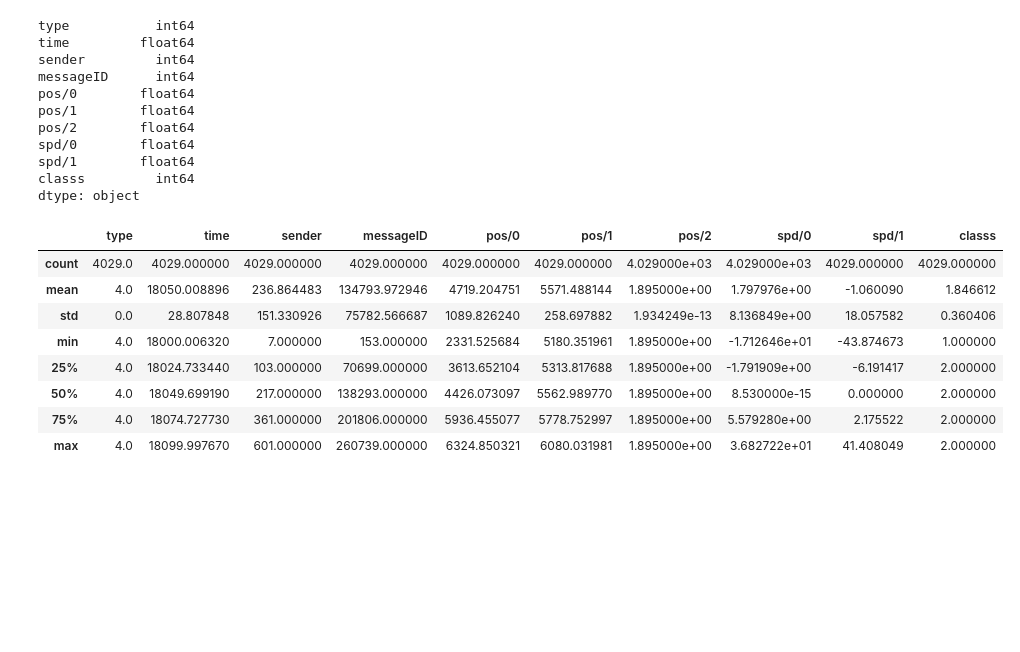
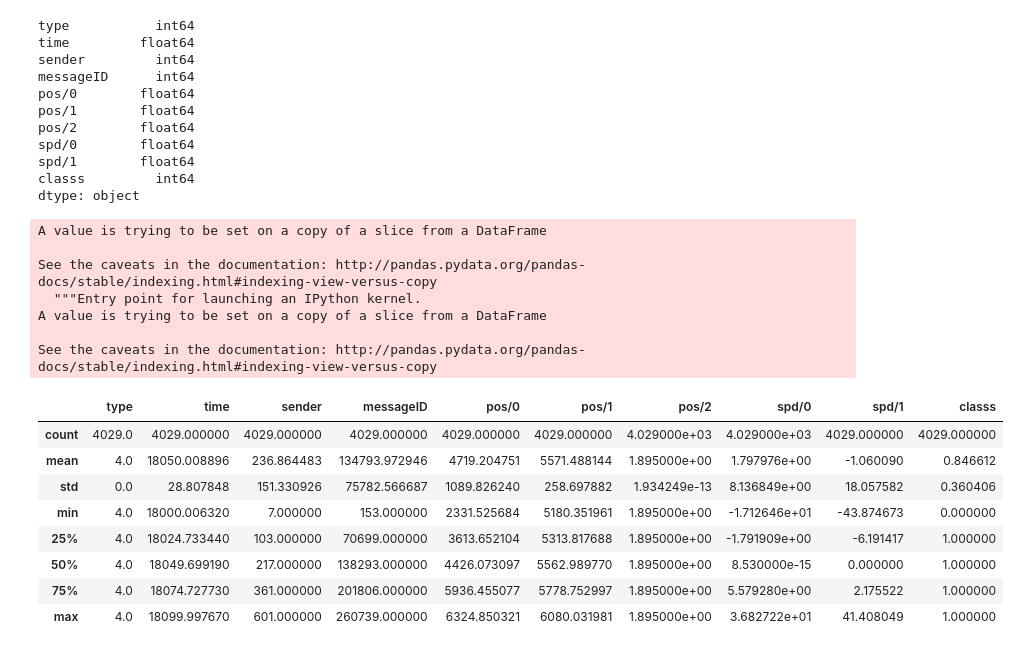
Before and after one commit to StephenMaturrin/Malicious_detection, a Jupyter notebook: On_BNN.ipynb, the cells around one changed output. Drawn from its saved outputs; the diff is of its cells as text; code cells hidden in the pictures; blank space fills up the shorter version.

```diff
--- a/On_BNN.ipynb
+++ b/On_BNN.ipynb
@@ -27,18 +27,28 @@ spd/0        float64
 spd/1        float64
 classs         int64
 dtype: object
-# %%
-dataset.describe()
-# %% [output]
-|  | type | time | sender | messageID | pos/0 | pos/1 | pos/2 | spd/0 | spd/1 | classs |
-| count | 4029.0 | 4029.000000 | 4029.000000 | 4029.000000 | 4029.000000 | 4029.000000 | 4.029000e+03 | 4.029000e+03 | 4029.000000 | 4029.000000 |
-| mean | 4.0 | 18050.008896 | 236.864483 | 134793.972946 | 4719.204751 | 5571.488144 | 1.895000e+00 | 1.797976e+00 | -1.060090 | 1.846612 |
-| std | 0.0 | 28.807848 | 151.330926 | 75782.566687 | 1089.826240 | 258.697882 | 1.934249e-13 | 8.136849e+00 | 18.057582 | 0.360406 |
-| min | 4.0 | 18000.006320 | 7.000000 | 153.000000 | 2331.525684 | 5180.351961 | 1.895000e+00 | -1.712646e+01 | -43.874673 | 1.000000 |
-| 25% | 4.0 | 18024.733440 | 103.000000 | 70699.000000 | 3613.652104 | 5313.817688 | 1.895000e+00 | -1.791909e+00 | -6.191417 | 2.000000 |
-| 50% | 4.0 | 18049.699190 | 217.000000 | 138293.000000 | 4426.073097 | 5562.989770 | 1.895000e+00 | 8.530000e-15 | 0.000000 | 2.000000 |
-| 75% | 4.0 | 18074.727730 | 361.000000 | 201806.000000 | 5936.455077 | 5778.752997 | 1.895000e+00 | 5.579280e+00 | 2.175522 | 2.000000 |
-| max | 4.0 | 18099.997670 | 601.000000 | 260739.000000 | 6324.850321 | 6080.031981 | 1.895000e+00 | 3.682722e+01 | 41.408049 | 2.000000 |
+# %%
+dataset.classs[dataset.classs==1]=0
+dataset.classs[dataset.classs==2]=1
+dataset.to_csv("dataset.csv")
+dataset.describe()
+# %% [output]
+A value is trying to be set on a copy of a slice from a DataFrame
+
+See the caveats in the documentation: http://pandas.pydata.org/pandas-docs/stable/indexing.html#indexing-view-versus-copy
+  """Entry point for launching an IPython kernel.
+A value is trying to be set on a copy of a slice from a DataFrame
+
+See the caveats in the documentation: http://pandas.pydata.org/pandas-docs/stable/indexing.html#indexing-view-versus-copy
+|  | type | time | sender | messageID | pos/0 | pos/1 | pos/2 | spd/0 | spd/1 | classs |
+| count | 4029.0 | 4029.000000 | 4029.000000 | 4029.000000 | 4029.000000 | 4029.000000 | 4.029000e+03 | 4.029000e+03 | 4029.000000 | 4029.000000 |
+| mean | 4.0 | 18050.008896 | 236.864483 | 134793.972946 | 4719.204751 | 5571.488144 | 1.895000e+00 | 1.797976e+00 | -1.060090 | 0.846612 |
+| std | 0.0 | 28.807848 | 151.330926 | 75782.566687 | 1089.826240 | 258.697882 | 1.934249e-13 | 8.136849e+00 | 18.057582 | 0.360406 |
+| min | 4.0 | 18000.006320 | 7.000000 | 153.000000 | 2331.525684 | 5180.351961 | 1.895000e+00 | -1.712646e+01 | -43.874673 | 0.000000 |
+| 25% | 4.0 | 18024.733440 | 103.000000 | 70699.000000 | 3613.652104 | 5313.817688 | 1.895000e+00 | -1.791909e+00 | -6.191417 | 1.000000 |
+| 50% | 4.0 | 18049.699190 | 217.000000 | 138293.000000 | 4426.073097 | 5562.989770 | 1.895000e+00 | 8.530000e-15 | 0.000000 | 1.000000 |
+| 75% | 4.0 | 18074.727730 | 361.000000 | 201806.000000 | 5936.455077 | 5778.752997 | 1.895000e+00 | 5.579280e+00 | 2.175522 | 1.000000 |
+| max | 4.0 | 18099.997670 | 601.000000 | 260739.000000 | 6324.850321 | 6080.031981 | 1.895000e+00 | 3.682722e+01 | 41.408049 | 1.000000 |
 # %%
 import seaborn as sns
 import matplotlib.pyplot as plt
```
Also changed, not shown: parts of 17 cells of this notebook.
